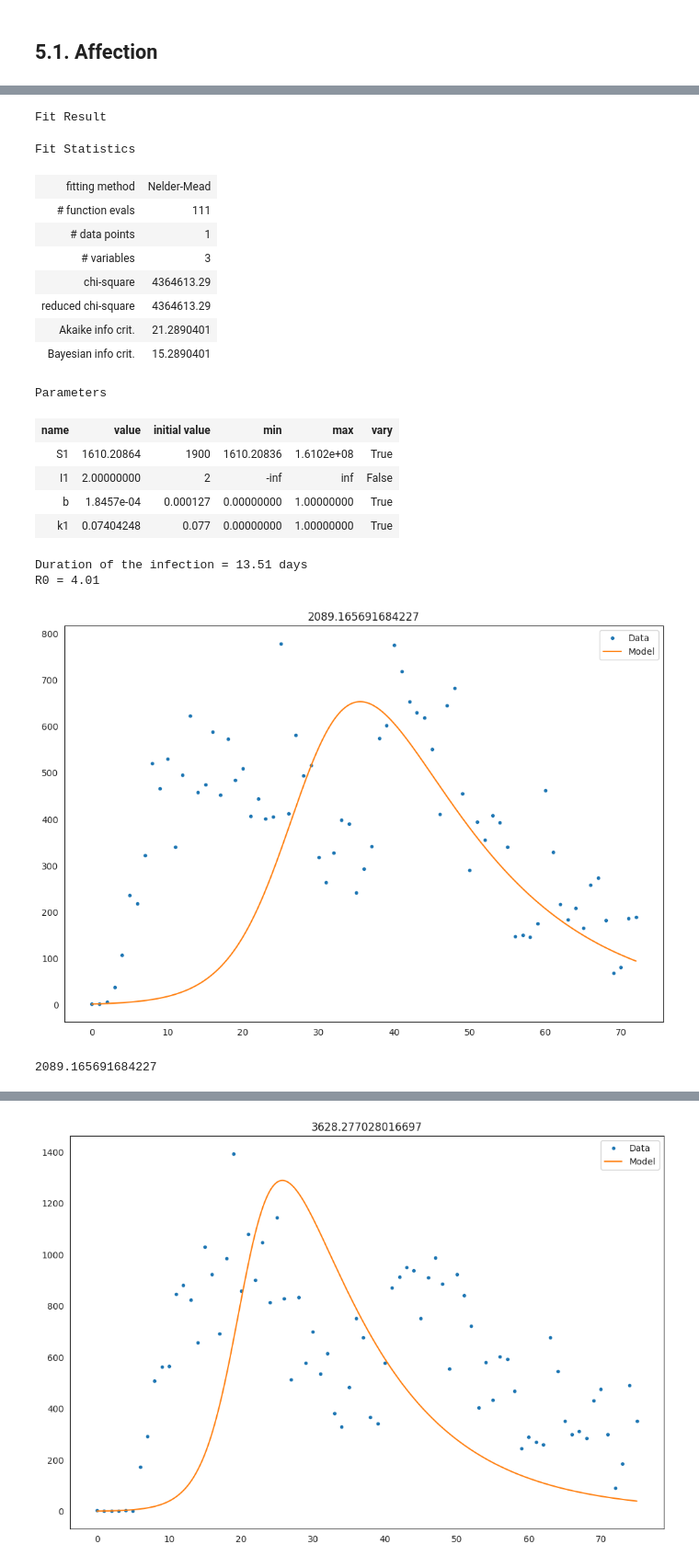
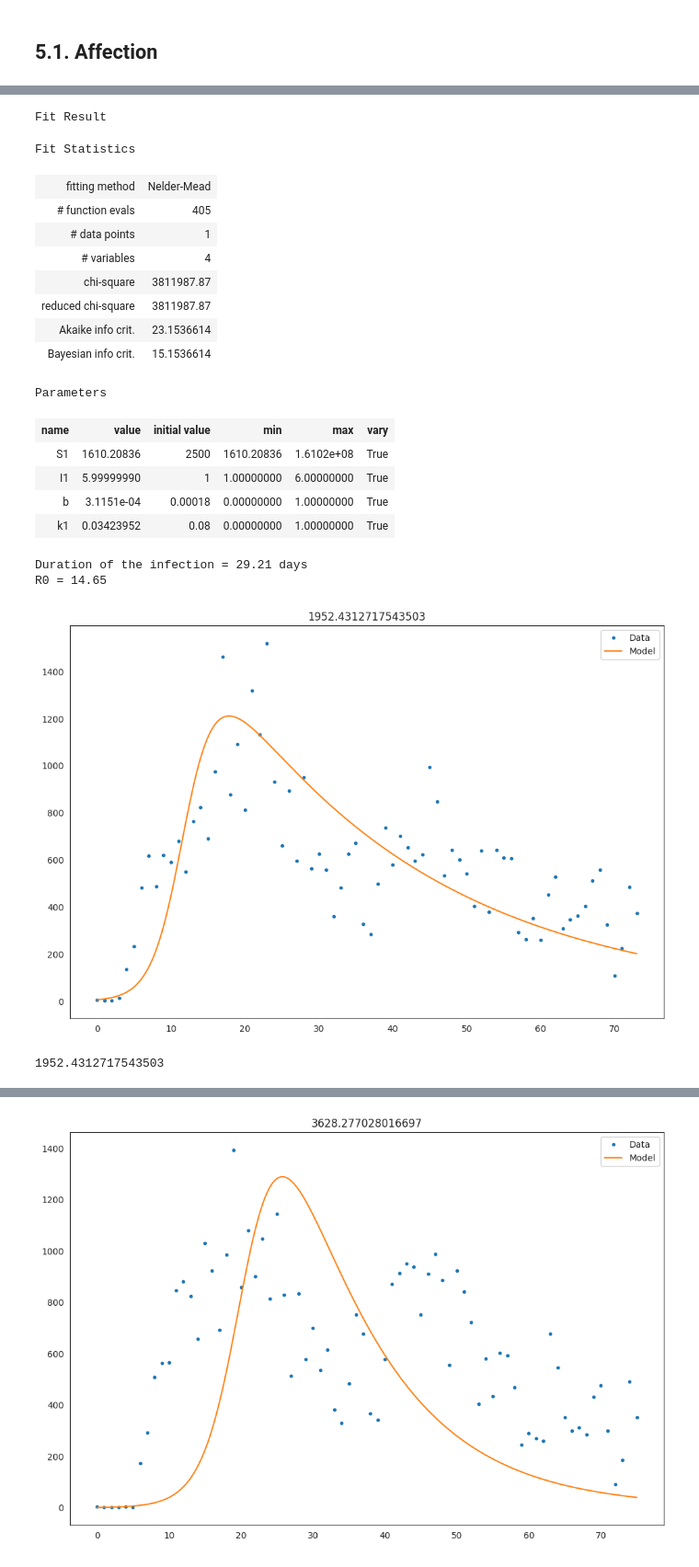
Before and after one commit to briceshun/sm_contagion, a Jupyter notebook: ContagionModels_FTX_SIR.ipynb, the cells around one changed output, grey strips where cells are left out. Shown at 92% size. Drawn from its saved outputs; the diff is of its cells as text; code cells hidden in the pictures.

```diff
--- a/ContagionModels_FTX_SIR.ipynb
+++ b/ContagionModels_FTX_SIR.ipynb
@@ -349,7 +349,7 @@ df_model = df_affection
 S0 = int(df_describe['viewCount'].iloc[6]) # Sum of all views during that period
 toFit = ["S1", "I1", 'b', 'k1']
 params = lmfit.Parameters()
-params.add("S1", value=2500, min=S0/1000000, max=S0)
+params.add("S1", value=2500, min=S0/100000, max=S0)
 params.add("I1", value=1, min=1, max=int(df_model["count"].iloc[0]))  # No. of comments on first day
 params.add("b", value=1.8e-04, min=0, max=1)
 params.add("k1", value=0.08, min=0, max=1)
@@ -426,17 +355,0 @@ Parameters
-# %%
-k1 = result.params['k1'].value
-b = result.params['b'].value
-I1 = result.params['I1'].value
-S1 = result.params['S1'].value
-print("Duration of the infection = %.2f days" % (1.0/k1))
-print("R0 = %.2f" % (b * S1/k1))
-
-# Parameters
-toFit = ["S1", "I1", 'b', 'k1']
-params = lmfit.Parameters()
-params.add("S1", value=S1, min=S0/1000000, max=S0)
-params.add("I1", value=I1, min=1, max=S0/1000000)
-params.add("b", value=b, min=0, max=1)
-params.add("k1", value=k1, min=0, max=1)
-
-cost_fun(params, plot=True)
@@ -452,12 +356,3 @@ df_model = df_anger
-# %%
-# Parameters
-S0 = int(df_describe['viewCount'].iloc[6]) # Sum of all views during that period
-toFit = ["S1", "I1", 'b', 'k1']
-params = lmfit.Parameters()
-params.add("S1", value=1900, min=S0/1000000, max=S0)
-params.add("I1", value=1, min=1, max=int(df_model["count"].iloc[0]))  # No. of comments on first day
-params.add("b", value=1.27e-04, min=0, max=1)
-params.add("k1", value=0.077, min=0, max=1)
 # %%
 # Define Objective Function
 def cost_fun(
@@ -515,38 +410,39 @@ result
 Fit Result
 Fit Statistics
 | fitting method | Nelder-Mead |
-| # function evals | 111 |
+| # function evals | 405 |
 | # data points | 1 |
-| # variables | 3 |
-| chi-square | 4364613.29 |
-| reduced chi-square | 4364613.29 |
-| Akaike info crit. | 21.2890401 |
-| Bayesian info crit. | 15.2890401 |
+| # variables | 4 |
+| chi-square | 3811987.87 |
+| reduced chi-square | 3811987.87 |
+| Akaike info crit. | 23.1536614 |
+| Bayesian info crit. | 15.1536614 |
 Parameters
 | name | value | initial value | min | max | vary |
-| S1 | 1610.20864 | 1900 | 1610.20836 | 1.6102e+08 | True |
-| I1 | 2.00000000 | 2 | -inf | inf | False |
-| b | 1.8457e-04 | 0.000127 | 0.00000000 | 1.00000000 | True |
-| k1 | 0.07404248 | 0.077 | 0.00000000 | 1.00000000 | True |
+| S1 | 1610.20836 | 2500 | 1610.20836 | 1.6102e+08 | True |
+| I1 | 5.99999990 | 1 | 1.00000000 | 6.00000000 | True |
+| b | 3.1151e-04 | 0.00018 | 0.00000000 | 1.00000000 | True |
+| k1 | 0.03423952 | 0.08 | 0.00000000 | 1.00000000 | True |
 # %%
 k1 = result.params['k1'].value
 b = result.params['b'].value
 I1 = result.params['I1'].value
 S1 = result.params['S1'].value
 print("Duration of the infection = %.2f days" % (1.0/k1))
 print("R0 = %.2f" % (b * S1/k1))
 
 # Parameters
 toFit = ["S1", "I1", 'b', 'k1']
 params = lmfit.Parameters()
-params.add("S1", value=S1, min=S0/1000000, max=S0)
-params.add("I1", value=1, min=1, max=int(df_model["count"].iloc[0]))  # No. of comments on first day
+params.add("S1", value=S1, min=S0/100000, max=S0)
+params.add("I1", value=I1, min=1, max=S0/100000)
 params.add("b", value=b, min=0, max=1)
 params.add("k1", value=k1, min=0, max=1)
+
 cost_fun(params, plot=True)
 # %% [output]
-Duration of the infection = 13.51 days
-R0 = 4.01
+Duration of the infection = 29.21 days
+R0 = 14.65
-[figure, old version]
+[figure, new version]
-2089.165691684227
+1952.4312717543503
 # %% [markdown]
```
Also changed, not shown: parts of 42 cells of this notebook.
